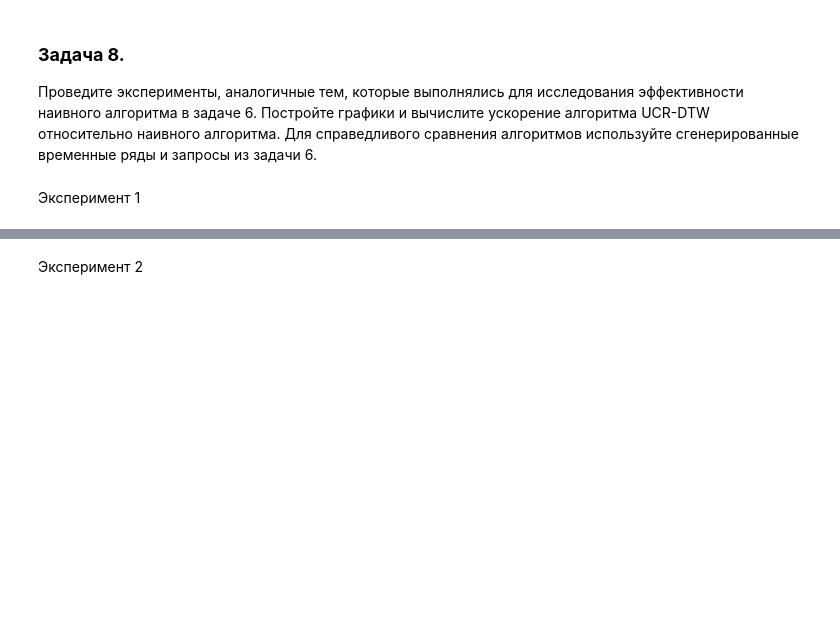
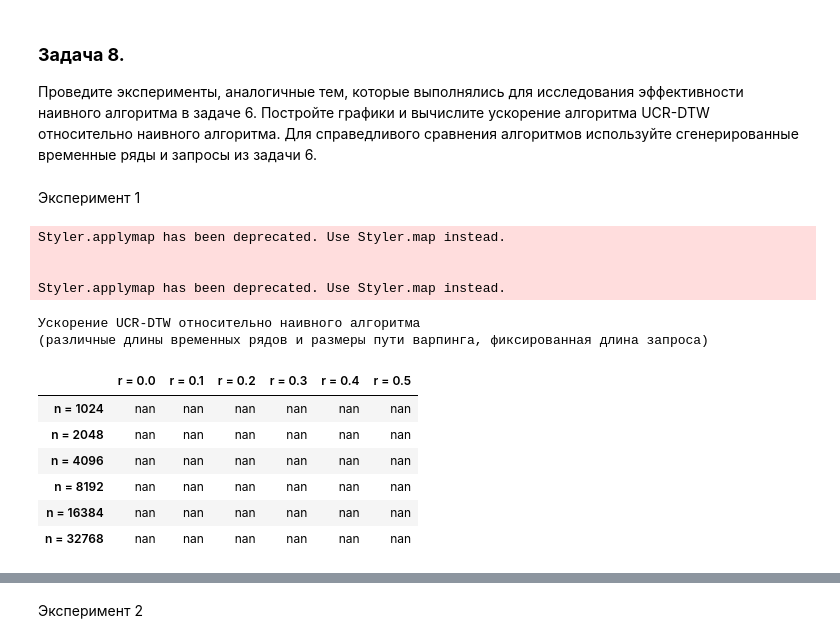
Before and after one commit to wilkak/2024-Gorbunov-TimeSeriesCourse, a Jupyter notebook: practice/02 Similarity search/02 Similarity search.ipynb, the cells around one changed output, grey strips where cells are left out. Drawn from its saved outputs; the diff is of its cells as text; code cells hidden in the pictures; blank space fills up the shorter version.

```diff
--- a/practice/02 Similarity search/02 Similarity search.ipynb
+++ b/practice/02 Similarity search/02 Similarity search.ipynb
@@ -860,3 +952,72 @@ tab_columns = [f"r = {r}" for r in r_list]
 tab_title = "Speedup UCR-DTW relative to the naive algorithm <br> (variable time series length and warping path size, fixed query length)"
 
 # INSERT YOUR CODE
+# %%
+# Параметры для эксперимента
+algorithm_naive = 'naive'
+algorithm_ucr_dtw = 'ucr-dtw'
+
+# Параметры наивного алгоритма
+algorithm_params_naive = {
+    'topK': 3,
+    'excl_zone_frac': 1,
+    'is_normalize': True,
+}
+
+# Параметры UCR-DTW
+algorithm_params_ucr_dtw = {
+    'topK': 3,
+    'excl_zone_frac': 1,
+    'is_normalize': True,
+}
+
+n_list = [2**10, 2**11, 2**12, 2**13, 2**14, 2**15]
+r_list = np.round(np.arange(0, 0.6, 0.1), 2).tolist()
+m = 2**6
+
+# Параметры эксперимента
+exp1_params = {
+    'varying': {'n': n_list, 'r': r_list},
+    'fixed': {'m': m}
+}
+
+# Генерация данных
+exp1_data = {
+    'ts': {str(n): np.random.rand(n) for n in n_list},  # Генерация случайных временных рядов
+    'query': {str(m): np.random.rand(m)}  # Генерация случайного запроса
+}
+
+# Запуск эксперимента для наивного алгоритма
+naive_times = run_experiment(algorithm_naive, 'best_match', exp1_data, exp1_params, algorithm_params_naive)
+
+# Запуск эксперимента для алгоритма UCR-DTW
+ucr_dtw_times = run_experiment(algorithm_ucr_dtw, 'best_match', exp1_data, exp1_params, algorithm_params_ucr_dtw)
+
+# Вычисление ускорения
+speedup = calculate_speedup(naive_times, ucr_dtw_times)
+
+# Визуализация времени выполнения
+visualize_plot_times(naive_times, np.array(r_list), exp1_params)
+visualize_plot_times(ucr_dtw_times, np.array(r_list), exp1_params)
+
+# Параметры таблицы
+tab_index = [f"n = {n}" for n in n_list]
+tab_columns = [f"r = {r}" for r in r_list]
+tab_title = "Ускорение UCR-DTW относительно наивного алгоритма <br> (различные длины временных рядов и размеры пути варпинга, фиксированная длина запроса)"
+
+# Визуализация таблицы ускорения
+visualize_table_speedup(speedup, tab_index, tab_columns, tab_title)
+# %% [output]
+Styler.applymap has been deprecated. Use Styler.map instead.
+
+
+Styler.applymap has been deprecated. Use Styler.map instead.
+Ускорение UCR-DTW относительно наивного алгоритма
+(различные длины временных рядов и размеры пути варпинга, фиксированная длина запроса)
+|  | r = 0.0 | r = 0.1 | r = 0.2 | r = 0.3 | r = 0.4 | r = 0.5 |
+| n = 1024 | nan | nan | nan | nan | nan | nan |
+| n = 2048 | nan | nan | nan | nan | nan | nan |
+| n = 4096 | nan | nan | nan | nan | nan | nan |
+| n = 8192 | nan | nan | nan | nan | nan | nan |
+| n = 16384 | nan | nan | nan | nan | nan | nan |
+| n = 32768 | nan | nan | nan | nan | nan | nan |
```
Also changed, not shown: parts of 10 cells of this notebook, 6 other files.
